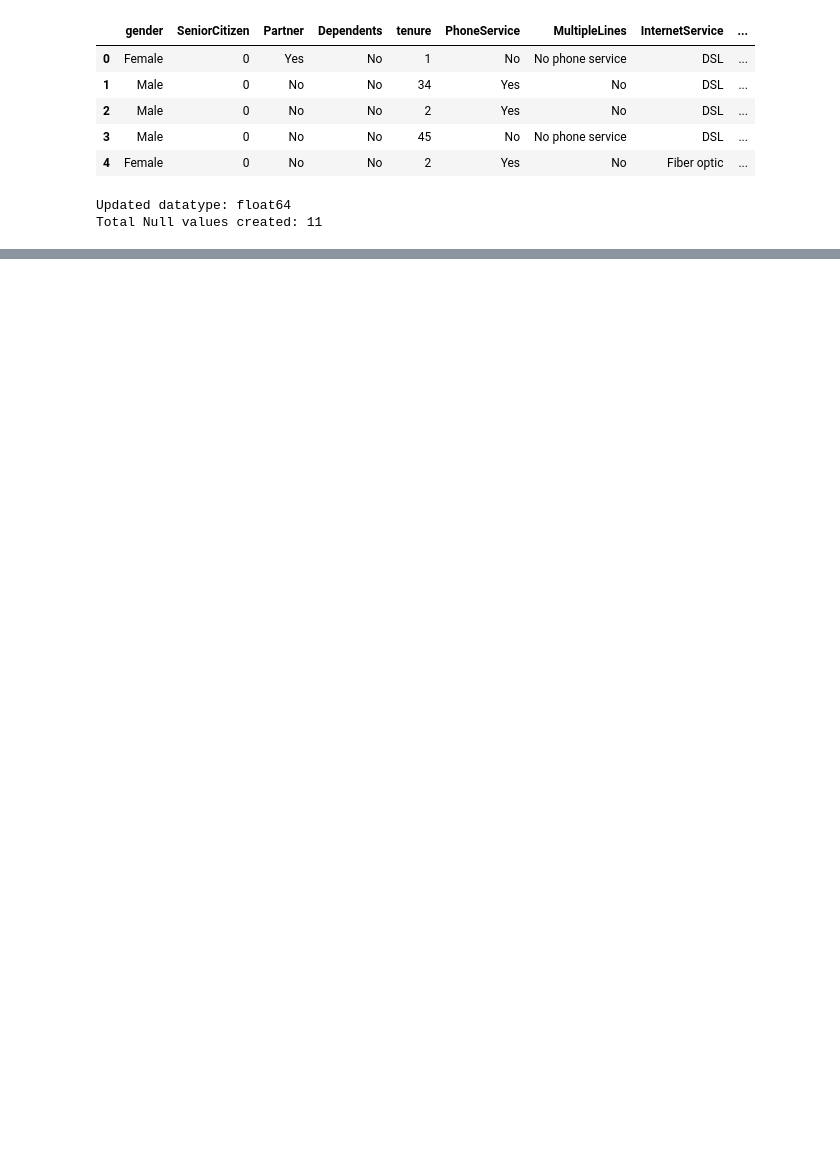
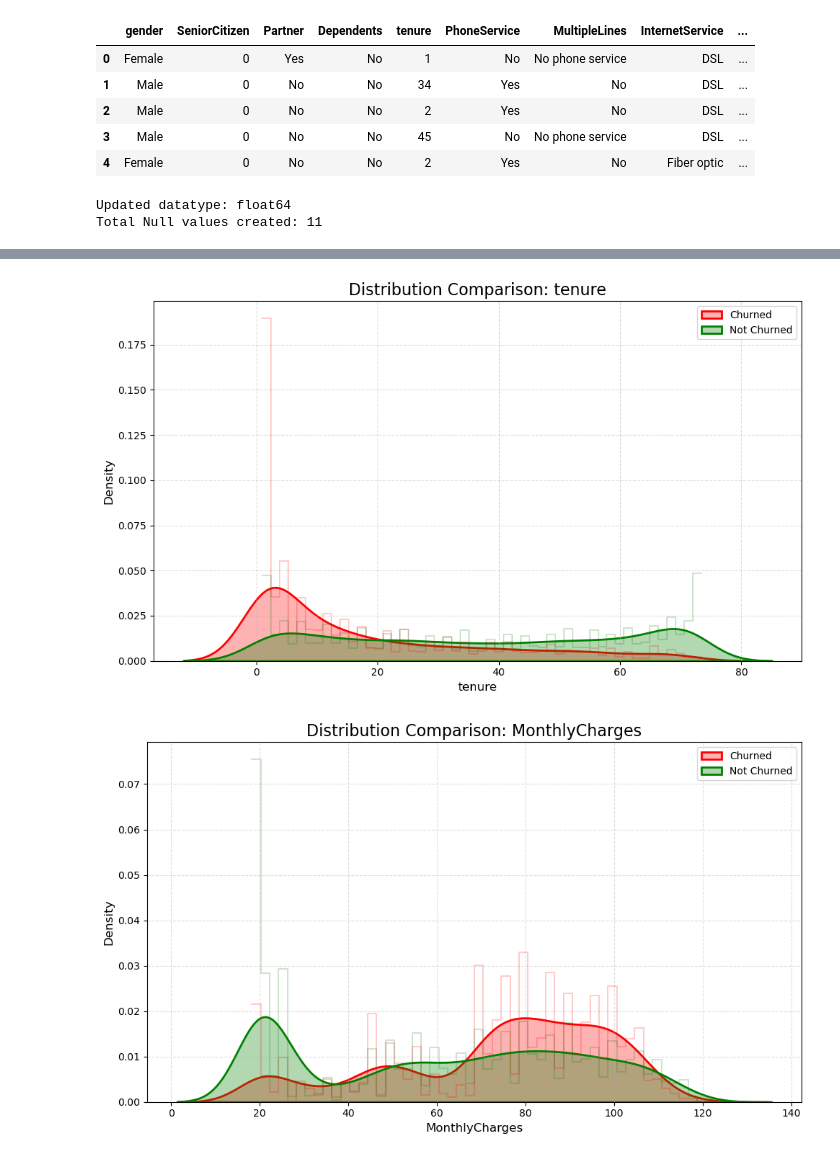
Before and after one commit to dankimsp/telco-churn-analysis, a Jupyter notebook: notebooks/01_data_exploration.ipynb, the cells around one changed output, grey strips where cells are left out. Cells and saved outputs as stored; diff of their text form; code cells hidden in the pictures; blank space fills up the shorter version.

Commit message:
continuous data EDA

```diff
--- a/notebooks/01_data_exploration.ipynb
+++ b/notebooks/01_data_exploration.ipynb
@@ -140,5 +142,8 @@ Data Cleaning tasks that I need to do:
 
 TotalCharges are Nan because they were new customers who hadn't been charged yet. None of them have churned either.
+# %%
+# Label target variable
+df['Churn'] = df['Churn'].map({'No': 0, 'Yes': 1})
 # %%
 # Drop customerID column
 df.drop('customerID', axis=1, inplace=True)
@@ -173,0 +166,4 @@ df.describe()
+# %%
+# Drop rows where TotalCharges is NaN
+df = df.dropna(subset=['TotalCharges'])
+df.shape
@@ -173,0 +174,4 @@ df.describe()
+# %%
+# Keep continuous features
+df_cont = df[['Churn', 'tenure', 'MonthlyCharges', 'TotalCharges']]
+df_cont.head()
@@ -173,0 +242,32 @@ df.describe()
+# %%
+# Plot overlaid histogram for continuous features to view distribution between churned and not churned customers
+features = ['tenure', 'MonthlyCharges', 'TotalCharges']
+
+for col in features:
+    churned = df_cont[df_cont['Churn'] == 1][col].dropna()
+    not_churned = df_cont[df_cont['Churn'] == 0][col].dropna()
+
+    # Define consistent bins
+    xmin = min(churned.min(), not_churned.min())
+    xmax = max(churned.max(), not_churned.max())
+    bin_width = (xmax - xmin) / 50
+    bins = np.arange(xmin, xmax + bin_width, bin_width)
+
+    plt.figure(figsize=(10, 6))
+
+    sns.kdeplot(churned, color='red', label='Churned', fill=True, alpha=0.3, linewidth=2)
+    sns.kdeplot(not_churned, color='green', label='Not Churned', fill=True, alpha=0.3, linewidth=2)
+
+    sns.histplot(churned, bins=bins, stat='density', color='red', alpha=0.2, element='step', fill=False)
+    sns.histplot(not_churned, bins=bins, stat='density', color='green', alpha=0.2, element='step', fill=False)
+
+    plt.title(f'Distribution Comparison: {col}', fontsize=16)
+    plt.xlabel(col, fontsize=12)
+    plt.ylabel('Density', fontsize=12)
+    plt.legend()
+    plt.grid(True, linestyle='--', alpha=0.4)
+    plt.tight_layout()
+    plt.show()
+# %% [output]
+[figure, added]
+[figure, added]
```
Also changed, not shown: parts of 13 cells of this notebook.
